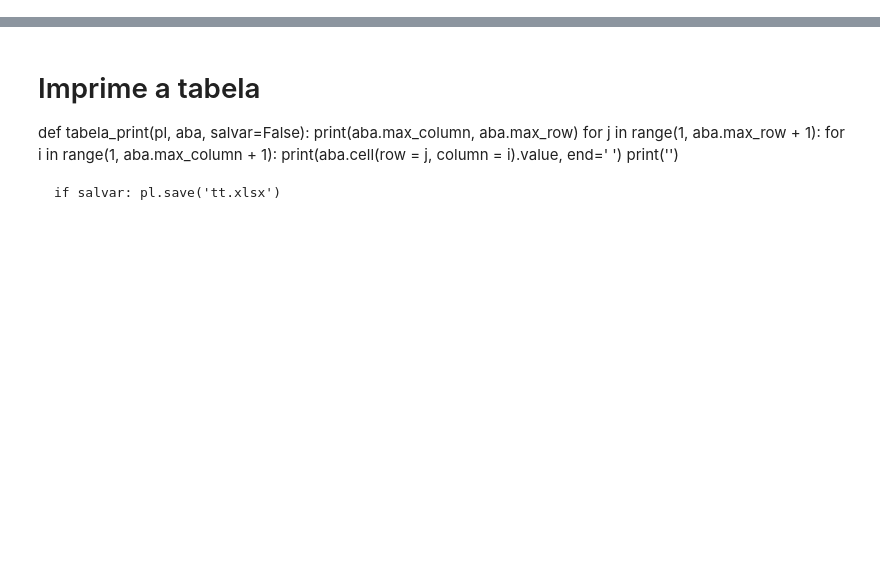
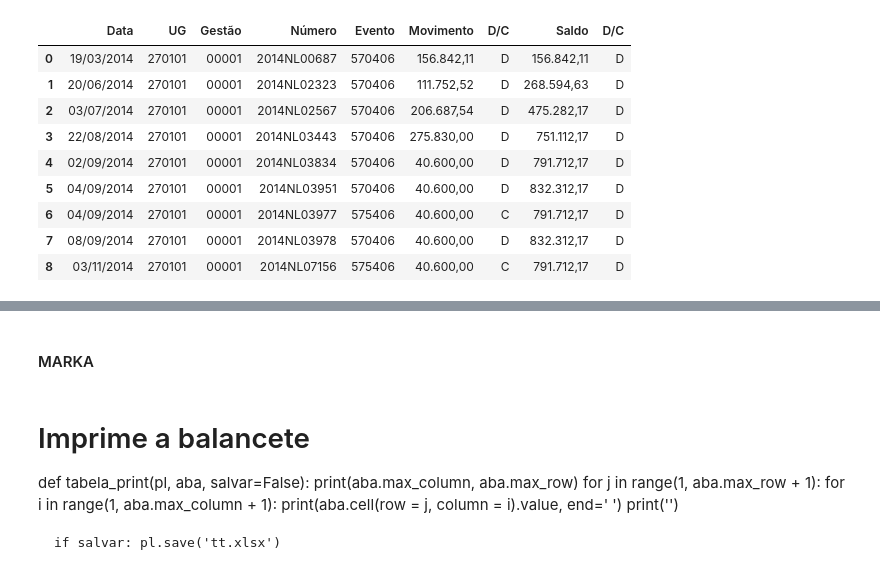
Before and after one commit to luamAP/Projeto-Controle_de_obras, a Jupyter notebook: Controle de Obras/controle_contas.ipynb, the cells around one changed output, grey strips where cells are left out. Cells and saved outputs as stored; diff of their text form; code cells hidden in the pictures; blank space fills up the shorter version.

```diff
--- a/Controle de Obras/controle_contas.ipynb
+++ b/Controle de Obras/controle_contas.ipynb
@@ -307,0 +397,56 @@ for conta in contas:
+# %%
+for c in range(len(self.vars['balancete'])):
+    conta_contabil = re.search(r' (\d.*) \(', self.vars['balancete'].iloc[c,0]).group(1)
+    conta_corrente = re.search(r'\s\((.*)\)', self.vars['balancete'].iloc[c,0]).group(1)
+
+    print(conta_contabil, conta_corrente)
+
+    self.esperar_elementos_carregarem( By.CSS_SELECTOR, 'select[name="cboUnidadeGestora"]').send_keys("270101 - Secretaria Municipal de Infraestrutura")
+    self.navegador.find_element(By.CSS_SELECTOR, 'select[name="cboUnidadeGestora"]').click()
+
+    self.esperar_elementos_carregarem(By.NAME, 'cboConta').send_keys(conta_contabil)
+    self.esperar_elementos_carregarem(By.CSS_SELECTOR, '#txtContaCorrente').send_keys(conta_corrente)
+
+    try: N.esperar_elementos_carregarem(By.ID, 'IMGprocurar').click()
+    except: N.esperar_elementos_carregarem(By.ID, 'btnProcurar').click()
+
+    lista_no_razao = []
+    # Tabela
+    for n in N.navegador.find_elements(By.CSS_SELECTOR, '#dbGrid tr'): lista_no_razao.append(n.text.split('  '))
+
+    lista_no_razao = list(zip(*lista_no_razao))
+    # nomes_colunas = [tupla[0] for tupla in lista_no_razao]
+
+    # Criar o DataFrame a partir da lista de tuplas zip, especificando os nomes das colunas
+    df = pd.DataFrame(lista_no_razao).transpose()
+
+    df = df.set_axis(df.iloc[0], axis=1, copy=False)
+    df = df.drop(len(df)-1).drop(0).drop(1)
+    df = df.reset_index(drop=True)
+
+    detalhes_da_NL = [['Número','CREDOR','OBSERVAÇÃO','NOTA DE EMPENHO',
+            'NATUREZA DE DESPESA','N° DO DOCUMENTO', 'PROCESSO']]
+
+    for i in self.navegador.find_elements(By.CSS_SELECTOR, '#dbGrid tr td[onclick="selectCell(this,3)"]'):
+        if i.text!=' ': detalhes_da_NL.append(self.NL_detalhada(i))
+
+    df2 = pd.DataFrame(list(zip(*detalhes_da_NL))).transpose()
+
+    # Atualizar os rótulos das colunas do DataFrame df2
+    df2.columns = df2.iloc[0][:len(df2.columns)]
+
+    # # Remover a primeira linha do DataFrame df2
+    # df2 = df2.iloc[1:].reset_index(drop=True)
+
+    # df2 = df2.set_axis(df.iloc[0], axis=1, copy=False)
+    # df2 = df2.drop(0)
+    # df2 = df2.reset_index(drop=True)
+
+    print(self.vars['balancete'].iloc[0,0])
+    display(df2)
+    display(df)
+
+    df_mescle = df2.merge(df, on='Número')
+    self.vars[self.vars['balancete'].iloc[c,0]] = df_mescle
+    display(self.vars[self.vars['balancete'].iloc[c,0]])
+# %% [output]
@@ -307,0 +481,10 @@ for conta in contas:
+|  | Data | UG | Gestão | Número | Evento | Movimento | D/C | Saldo | D/C |
+| 0 | 19/03/2014 | 270101 | 00001 | 2014NL00687 | 570406 | 156.842,11 | D | 156.842,11 | D |
+| 1 | 20/06/2014 | 270101 | 00001 | 2014NL02323 | 570406 | 111.752,52 | D | 268.594,63 | D |
+| 2 | 03/07/2014 | 270101 | 00001 | 2014NL02567 | 570406 | 206.687,54 | D | 475.282,17 | D |
+| 3 | 22/08/2014 | 270101 | 00001 | 2014NL03443 | 570406 | 275.830,00 | D | 751.112,17 | D |
+| 4 | 02/09/2014 | 270101 | 00001 | 2014NL03834 | 570406 | 40.600,00 | D | 791.712,17 | D |
+| 5 | 04/09/2014 | 270101 | 00001 | 2014NL03951 | 570406 | 40.600,00 | D | 832.312,17 | D |
+| 6 | 04/09/2014 | 270101 | 00001 | 2014NL03977 | 575406 | 40.600,00 | C | 791.712,17 | D |
+| 7 | 08/09/2014 | 270101 | 00001 | 2014NL03978 | 570406 | 40.600,00 | D | 832.312,17 | D |
+| 8 | 03/11/2014 | 270101 | 00001 | 2014NL07156 | 575406 | 40.600,00 | C | 791.712,17 | D |
@@ -308,3 +518,5 @@ for conta in contas:
+# %% [markdown]
+#### MARKA
 # %%
 for ano in range(2020, 2023):
     N = Navegacao()
@@ -333,7 +544,7 @@ ccs = self.navegador.find_elements(By.CSS_SELECTOR, '[class="conta-corrente"]')
 
 ccs.extend(ccs_)
 # %% [markdown]
-# Imprime a tabela
+# Imprime a balancete
 
 
 def tabela_print(pl, aba, salvar=False):
```
Also changed, not shown: parts of 11 cells of this notebook, 1 other file.
